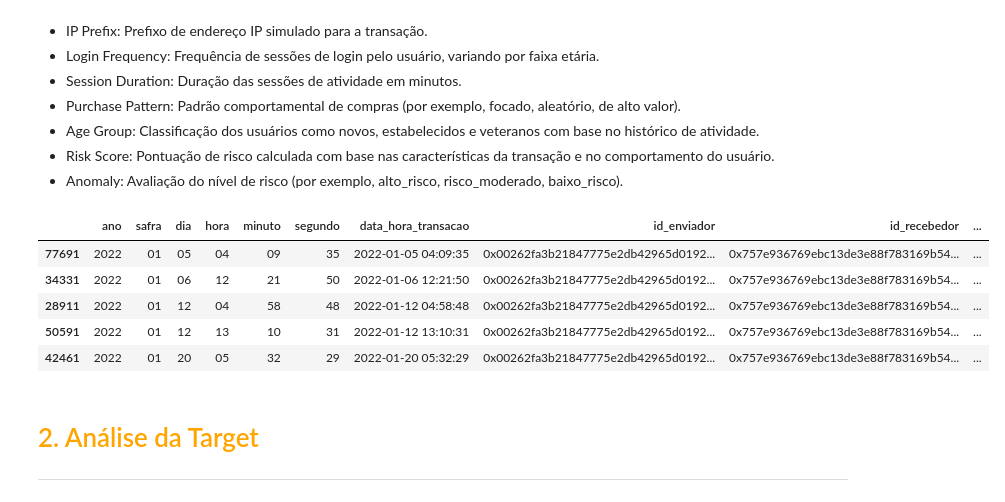
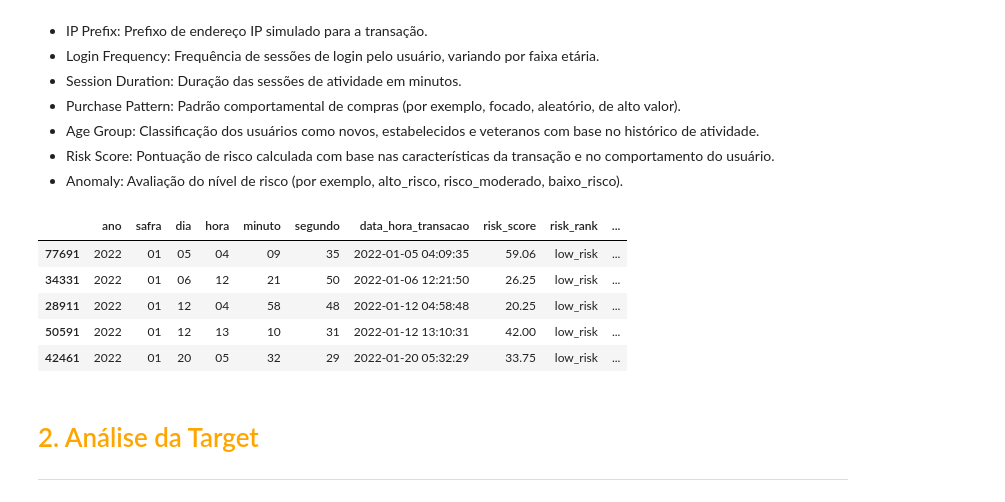
Before and after one commit to leonardovargas10/Modelo_Deteccao_Fraude, a Jupyter notebook: modelo.ipynb, the cells around one changed output. Cells and saved outputs as stored; diff of their text form; code cells hidden in the pictures.

```diff
--- a/modelo.ipynb
+++ b/modelo.ipynb
@@ -593,41 +593,41 @@ df_metaverse = (
                 'login_frequency':'frequencia_login',
                 'session_duration':'duracao_sessao_atividade',
                 'purchase_pattern':'padrao_comportamental_de_compras',
                 'age_group':'recencia_atividade',
                 'risk_score':'risk_score',
                 'anomaly':'risk_rank',
             }
         )
 )
 
 # Converter para datetime
 df_metaverse['data_hora_transacao'] = pd.to_datetime(df_metaverse['data_hora_transacao'])
 df_metaverse['ano'] = df_metaverse['data_hora_transacao'].dt.strftime('%Y')
 df_metaverse['safra'] = df_metaverse['data_hora_transacao'].dt.strftime('%m')  # mês
 df_metaverse['dia'] = df_metaverse['data_hora_transacao'].dt.strftime('%d')
 df_metaverse['hora'] = df_metaverse['data_hora_transacao'].dt.strftime('%H')
 df_metaverse['minuto'] = df_metaverse['data_hora_transacao'].dt.strftime('%M')
 df_metaverse['segundo'] = df_metaverse['data_hora_transacao'].dt.strftime('%S')
 df_metaverse['risk_transaction'] = np.where(df_metaverse['risk_rank'] == 'high_risk', 1, 0)
 df_metaverse['transacao'] = 1
 df_metaverse = (
     df_metaverse
         [[
-            'ano', 'safra', 'dia', 'hora', 'minuto', 'segundo', 'data_hora_transacao', 'id_enviador','id_recebedor', 'transacao',
+            'ano', 'safra', 'dia', 'hora', 'minuto', 'segundo', 'data_hora_transacao', 'risk_score', 'risk_rank', 'risk_transaction', 'id_enviador','id_recebedor', 'transacao',
             'valor_transacao', 'tipo_transacao','regiao_geografica', 'prefixo_ip', 'frequencia_login',
-            'duracao_sessao_atividade', 'padrao_comportamental_de_compras','recencia_atividade', 'risk_score', 'risk_rank', 'risk_transaction'
+            'duracao_sessao_atividade', 'padrao_comportamental_de_compras','recencia_atividade'
         ]]
         .sort_values(by = ['id_enviador', 'id_recebedor', 'ano', 'safra', 'dia', 'hora', 'minuto', 'segundo', 'data_hora_transacao', ], ascending = True)
 )
 
 df_metaverse.head()
 # %% [output]
-|  | ano | safra | dia | hora | minuto | segundo | data_hora_transacao | id_enviador | id_recebedor | ... |
-| 77691 | 2022 | 01 | 05 | 04 | 09 | 35 | 2022-01-05 04:09:35 | 0x00262fa3b21847775e2db42965d0192... | 0x757e936769ebc13de3e88f783169b54... | ... |
-| 34331 | 2022 | 01 | 06 | 12 | 21 | 50 | 2022-01-06 12:21:50 | 0x00262fa3b21847775e2db42965d0192... | 0x757e936769ebc13de3e88f783169b54... | ... |
-| 28911 | 2022 | 01 | 12 | 04 | 58 | 48 | 2022-01-12 04:58:48 | 0x00262fa3b21847775e2db42965d0192... | 0x757e936769ebc13de3e88f783169b54... | ... |
-| 50591 | 2022 | 01 | 12 | 13 | 10 | 31 | 2022-01-12 13:10:31 | 0x00262fa3b21847775e2db42965d0192... | 0x757e936769ebc13de3e88f783169b54... | ... |
-| 42461 | 2022 | 01 | 20 | 05 | 32 | 29 | 2022-01-20 05:32:29 | 0x00262fa3b21847775e2db42965d0192... | 0x757e936769ebc13de3e88f783169b54... | ... |
+|  | ano | safra | dia | hora | minuto | segundo | data_hora_transacao | risk_score | risk_rank | ... |
+| 77691 | 2022 | 01 | 05 | 04 | 09 | 35 | 2022-01-05 04:09:35 | 59.06 | low_risk | ... |
+| 34331 | 2022 | 01 | 06 | 12 | 21 | 50 | 2022-01-06 12:21:50 | 26.25 | low_risk | ... |
+| 28911 | 2022 | 01 | 12 | 04 | 58 | 48 | 2022-01-12 04:58:48 | 20.25 | low_risk | ... |
+| 50591 | 2022 | 01 | 12 | 13 | 10 | 31 | 2022-01-12 13:10:31 | 42.00 | low_risk | ... |
+| 42461 | 2022 | 01 | 20 | 05 | 32 | 29 | 2022-01-20 05:32:29 | 33.75 | low_risk | ... |
 # %% [markdown]
 # <font color='orange' style='font-size: 40px;'> 2. Análise da Target </font>
 <hr style='border: 2px solid orange;'>
```
Also changed, not shown: parts of 21 cells of this notebook.
